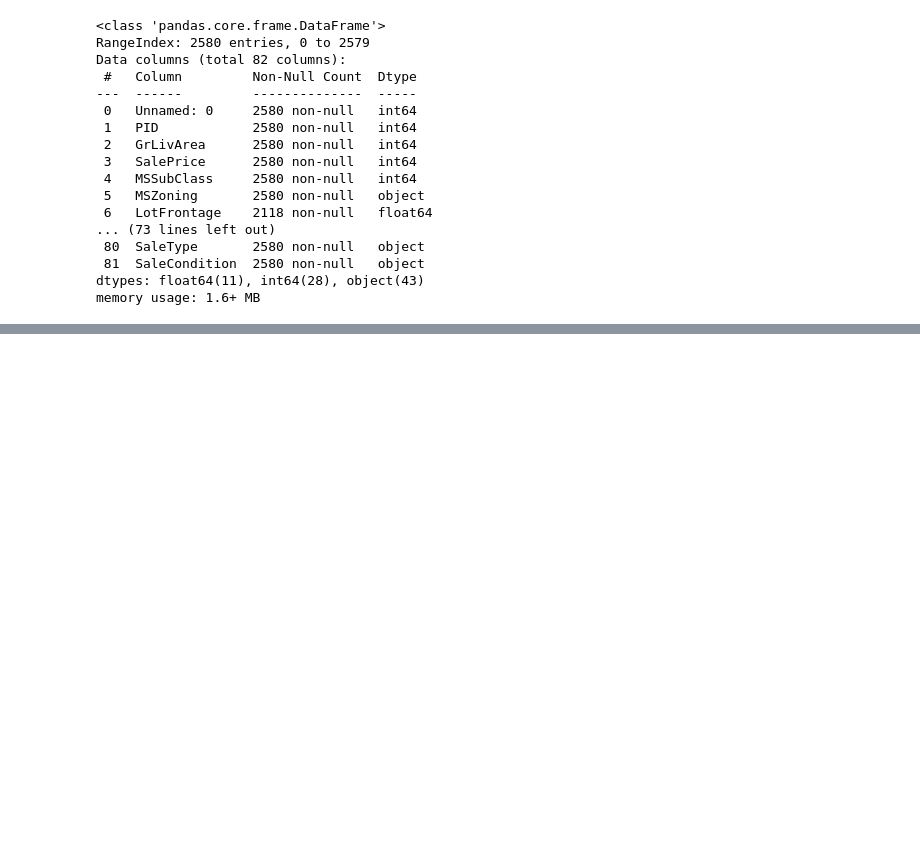
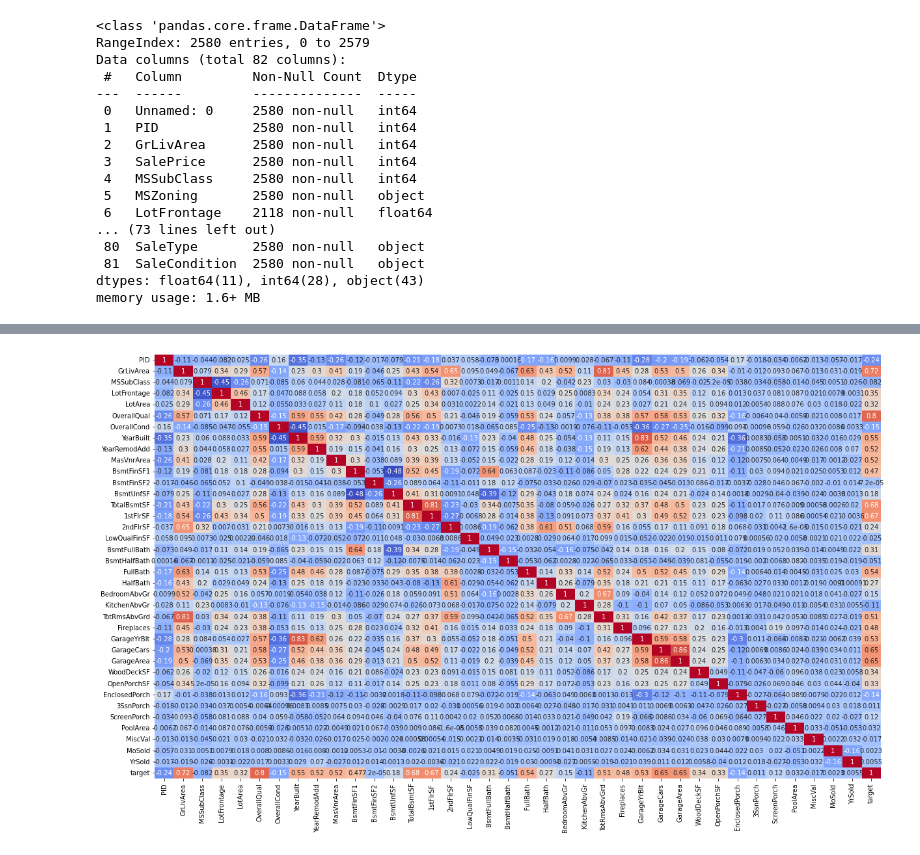
Before and after one commit to amandamanfredo1/Machine_Learning_Ames_Housing_Kaggle, a Jupyter notebook: Tigran_V/Tigran_V_JN.ipynb, the cells around one changed output, grey strips where cells are left out. Drawn from its saved outputs; the diff is of its cells as text; code cells hidden in the pictures; blank space fills up the shorter version.

```diff
--- a/Tigran_V/Tigran_V_JN.ipynb
+++ b/Tigran_V/Tigran_V_JN.ipynb
@@ -35,4 +37,4 @@ from sklearn.model_selection import train_test_split
 target = housing1["SalePrice"]
 features = housing1.drop("SalePrice", axis = 1)
 # %%
-features
+features.drop("Unnamed: 0", axis = 1, inplace = True)
@@ -290,0 +337,11 @@ sns.heatmap(v)
+# %%
+# attempting to see all numeric columns in our features dataframe
+pd.set_option("display.max_rows",80)
+#print(pd.DataFrame(features.dtypes))
+
+num_features = features.select_dtypes(include = np.number) # selecting all numeric features for EDA and Analysis on multicolinearity
+
+num_features.isna().sum() # dropping NA's outright with no imputation to conduct preliminary EDA on VIF scores
+
+num_features.dropna(axis=0, how='any', inplace=True)
+num_features.isna().sum() # checking to see if all na's have been removed
@@ -290,0 +386,4 @@ sns.heatmap(v)
+# %%
+num_feat_target = num_features.copy()
+num_feat_target["target"] = target
+num_feat_target
@@ -290,0 +439,16 @@ sns.heatmap(v)
+# %%
+plt.figure(figsize=(20,12));
+sns.heatmap(num_feat_target.corr(), cmap="coolwarm", cbar=False, annot=True);
+#columns with High VIF Score:
+
+# 7.  YearBuilt	154.563646
+# 8	YearRemodAdd	147.719689
+# 10	BsmtFinSF1	inf
+# 11	BsmtFinSF2	inf
+# 12	BsmtUnfSF	inf
+# 13	TotalBsmtSF	inf
+# 14	1stFlrSF	inf
+# 25	GarageYrBlt	163.295516
+# 36	YrSold	157.303896
+# %% [output]
+[figure, added]
```
Also changed, not shown: parts of 29 cells of this notebook.
